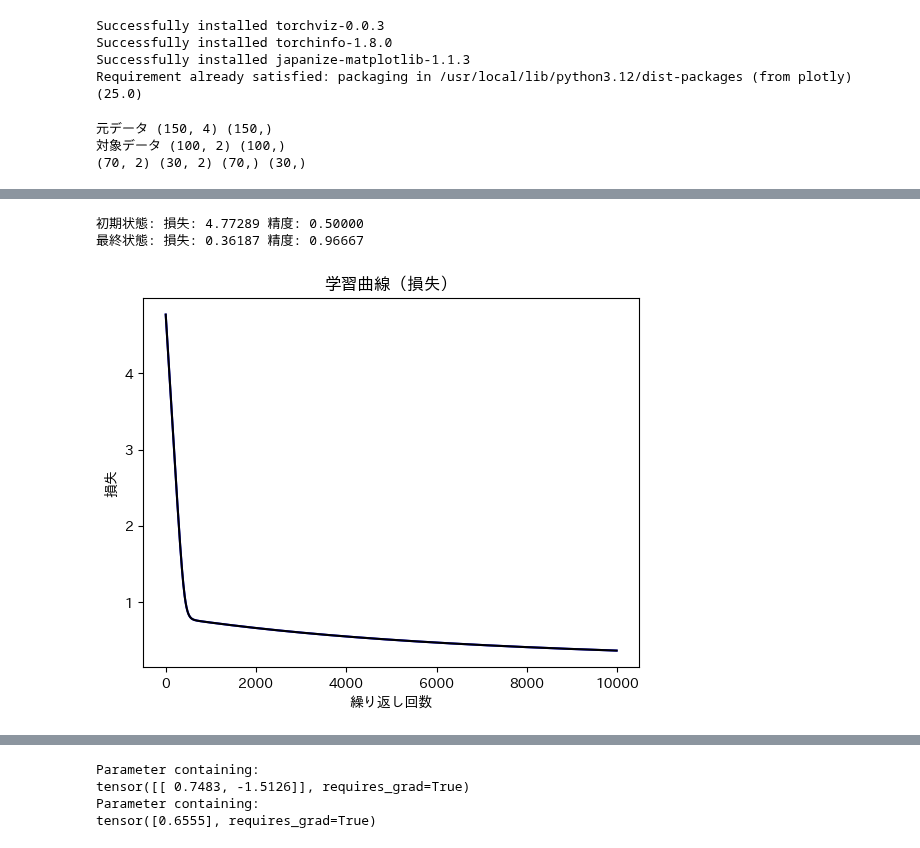
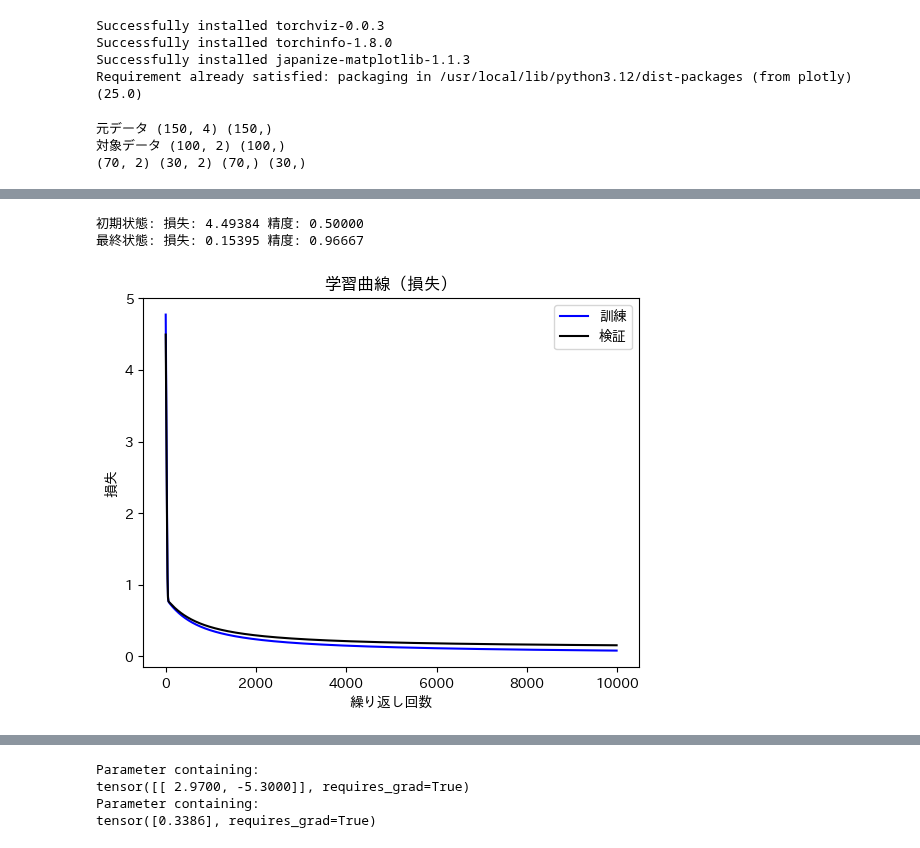
Before and after one commit to ueki5/colaboratory, a Jupyter notebook: playground-014.ipynb, the cells around one changed output, grey strips where cells are left out. Cells and saved outputs as stored; diff of their text form; code cells hidden in the pictures.

```diff
--- a/playground-014.ipynb
+++ b/playground-014.ipynb
@@ -55,7 +55,7 @@ print(x_train.shape, x_test.shape, y_train.shape, y_test.shape)
 ###################################################
 # 関数定義
 ###################################################
-lr = 0.001  # 学習率
+lr = 0.01  # 学習率
 num_epochs = 10000 # 繰り返し回数
 num_history = 10 # 履歴採取タイミング
 
@@ -148,7 +148,7 @@ for epoch in range(num_epochs):
   loss_test = criterion(outputs_test, labels_test)
 
   # 損失の保存（スカラー値の取得）
-  train_loss_test = loss.item()
+  train_loss_test = loss_test.item()
 
   # 予測データ（0 or 1）計算
   predicted_test = torch.where(outputs_test < 0.5, 0, 1)
@@ -175,6 +175,7 @@ plt.plot(history[:,0], history[:,3], 'k', label='検証')
 plt.xlabel('繰り返し回数')
 plt.ylabel('損失')
 plt.title('学習曲線（損失）')
+plt.legend()
 plt.show()
 
 # 散布図の表示（訓練データ）
@@ -183,57 +184,66 @@ x_t1 = x_train[y_train == 1]
 zero = np.zeros(x_t0.shape[0])
 data1 = go.Scatter3d(x=x_t0[:,0], y=x_t0[:,1], z=zero,
                     mode='markers',
-                    marker=dict(size=3, color='blue', opacity=0.3),
+                    marker=dict(size=3, color='blue', opacity=0.3, symbol='circle', showscale=True),
                     name='0(setosa)(訓)')
 data2 = go.Scatter3d(x=x_t1[:,0], y=x_t1[:,1], z=zero,
                     mode='markers',
-                    marker=dict(size=3, color='red', opacity=0.3),
+                    marker=dict(size=3, color='red', opacity=0.3, symbol='circle', showscale=True),
                     name='1(versicolor)(訓)')
 # 散布図の表示（予測データ）
 x_e0 = x_test[y_test == 0]
 x_e1 = x_test[y_test == 1]
 data3 = go.Scatter3d(x=x_e0[:,0], y=x_e0[:,1], z=zero,
                     mode='markers',
-                    marker=dict(size=1, color='blue', opacity=0.8),
+                    marker=dict(size=1, color='blue', opacity=0.8, symbol='diamond', showscale=True),
                     name='0(setosa)(予)')
 data4 = go.Scatter3d(x=x_e1[:,0], y=x_e1[:,1], z=zero,
                     mode='markers',
-                    marker=dict(size=1, color='red', opacity=0.8),
+                    marker=dict(size=1, color='red', opacity=0.8, symbol='diamond', showscale=True),
                     name='1(versicolor)(予)')
 # 予測平面の表示
 x = np.outer(np.linspace(4.0, 7.0, 30), np.ones(30))
 y = np.outer(np.linspace(2.0, 4.5, 30), np.ones(30)).T
 w1 = net.l1.weight.data[0][0].item()
 w2 = net.l1.weight.data[0][1].item()
 b = net.l1.bias.data[0].item()
 z = w1 * x + w2 * y + b
 data5 = go.Surface(x=x, y=y, z=z, opacity=0.5)
 fig = go.Figure()
 fig.add_trace(data1)
 fig.add_trace(data2)
 fig.add_trace(data3)
 fig.add_trace(data4)
 fig.add_trace(data5)
 # X軸タイトルを指定
 fig.update_xaxes(title="sepal_length")
 fig.update_yaxes(title="sepal_width") # Y軸タイトルを指定
 fig.update_layout(title="散布図（訓練データ、予測データ）と予測平面") # グラフタイトルを設定
 fig.update_layout(showlegend=True) # 凡例を強制的に表示（デフォルトでは複数系列あると表示）
 fig.update_layout(width=1200, height=900) # 図の高さと幅を指定
+fig.update_layout(legend=dict(xanchor='center',
+                              yanchor='bottom',
+                              x=0.85,
+                              y=0.7,
+                              orientation='v',
+                              bgcolor='white',
+                              bordercolor='black',
+                              borderwidth=0.1,
+                              ))
 fig.show()
 
 print(net.l1.weight)
 print(net.l1.bias)
 # %% [output]
 元データ (150, 4) (150,)
 対象データ (100, 2) (100,)
 (70, 2) (30, 2) (70,) (30,)
 [drawing not drawn]
-初期状態: 損失: 4.77289 精度: 0.50000
-最終状態: 損失: 0.36187 精度: 0.96667
+初期状態: 損失: 4.49384 精度: 0.50000
+最終状態: 損失: 0.15395 精度: 0.96667
-[figure, old version]
+[figure, new version]
 [interactive output not drawn]
 Parameter containing:
-tensor([[ 0.7483, -1.5126]], requires_grad=True)
+tensor([[ 2.9700, -5.3000]], requires_grad=True)
 Parameter containing:
-tensor([0.6555], requires_grad=True)
+tensor([0.3386], requires_grad=True)
```
